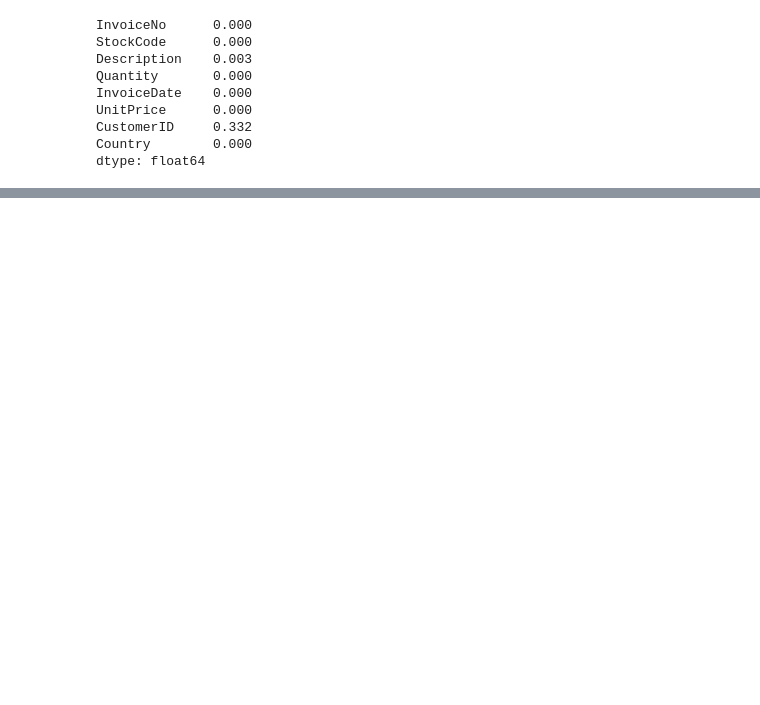
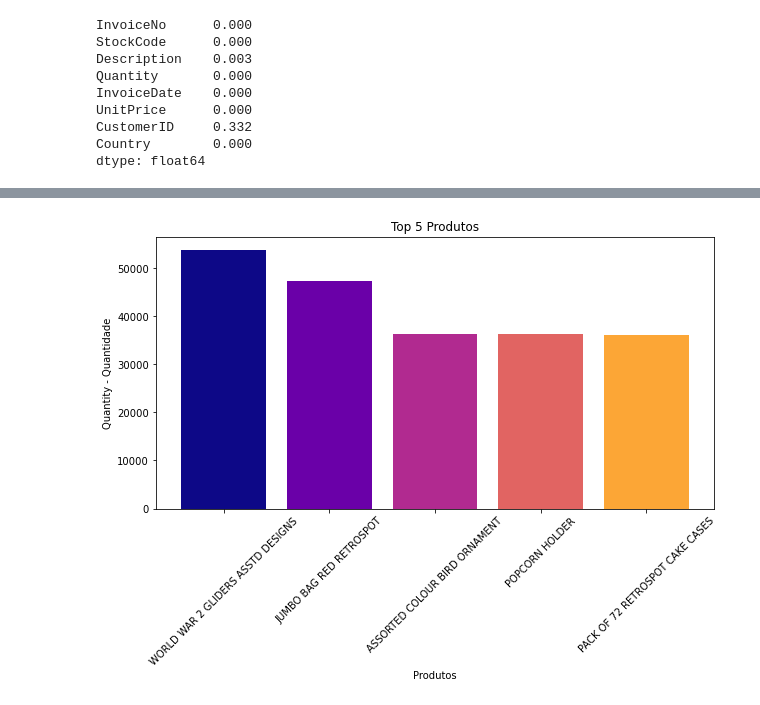
Before and after one commit to Franklin-Souza/portfolio, a Jupyter notebook: Projeto-1_Online_Retail.ipynb, the cells around one changed output, grey strips where cells are left out. Saved outputs shown, nothing was run; the diff lists cells and outputs as text; code cells hidden in the pictures; blank space fills up the shorter version.

```diff
--- a/Projeto-1_Online_Retail.ipynb
+++ b/Projeto-1_Online_Retail.ipynb
@@ -57,0 +80,20 @@ TypeError: unhashable type: 'list'
+# %%
+#Top 5 Produtos
+plt.figure(figsize=(10, 5))
+plt.bar(
+    df.groupby('Description')['Quantity'].sum().nlargest(5).index,
+    df.groupby('Description')['Quantity'].sum().nlargest(5).values,
+    color=[plt.cm.plasma(i / 5) for i in range(5)],
+
+
+)
+# Config
+
+plt.ylabel('Quantity - Quantidade')
+plt.title('Top 5 Produtos')
+plt.xlabel('Produtos')
+plt.xticks(rotation=45)
+
+plt.show()
+# %% [output]
+[figure, added]
```
Also changed, not shown: parts of 5 cells of this notebook.
